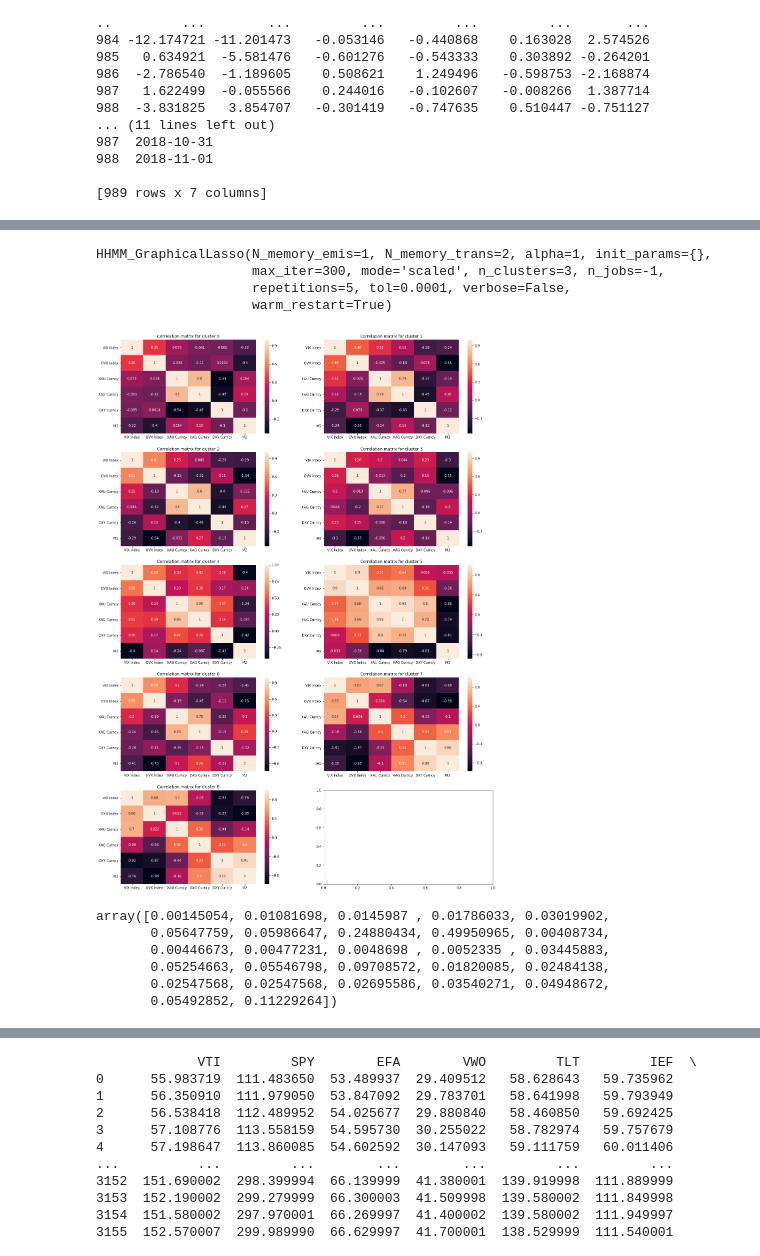
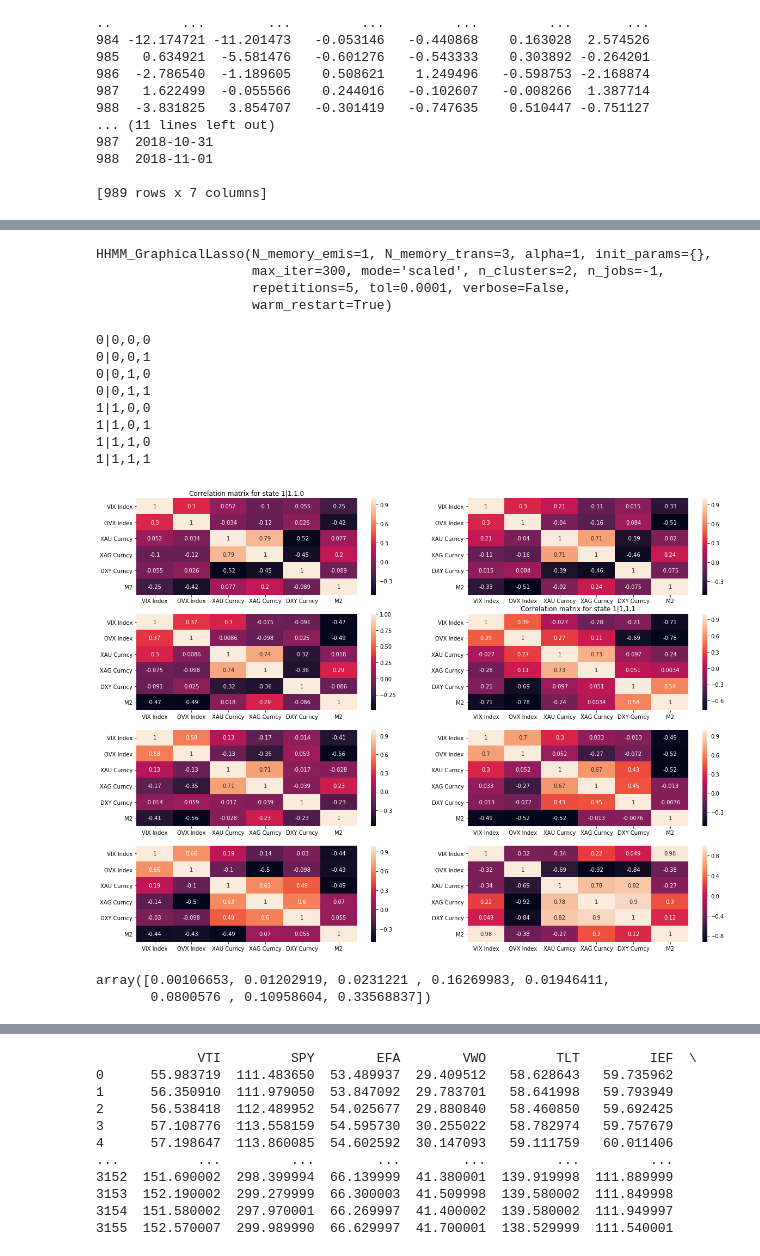
Before and after one commit to vanessadamario/HMM-CHB-MIT, a Jupyter notebook: notebooks/hmm/Real Data HHMM-GMM (6b).ipynb, the cells around one changed output, grey strips where cells are left out. Cells and saved outputs as stored; diff of their text form; code cells hidden in the pictures.

```diff
--- a/notebooks/hmm/Real Data HHMM-GMM (6b).ipynb
+++ b/notebooks/hmm/Real Data HHMM-GMM (6b).ipynb
@@ -52,7 +52,8 @@ To register the converters:
 # %%
 lam = 1
 max_iter = 300
-N_states = 3
+N_states = 2
+mem = 3
 
 mdl = HHMM_GraphicalLasso(alpha=lam,
                          n_clusters=N_states,
@@ -62,24 +63,34 @@ mdl = HHMM_GraphicalLasso(alpha=lam,
                          warm_restart=True,
                          repetitions=5,
                          n_jobs=-1,
-                         N_memory_trans = 2,
-                         N_memory_emis=1,)
+                         N_memory_trans = mem,
+                         N_memory_emis=1)
 mdl.fit(Returns)
 # %% [output]
-HHMM_GraphicalLasso(N_memory_emis=1, N_memory_trans=2, alpha=1, init_params={},
-                    max_iter=300, mode='scaled', n_clusters=3, n_jobs=-1,
+HHMM_GraphicalLasso(N_memory_emis=1, N_memory_trans=3, alpha=1, init_params={},
+                    max_iter=300, mode='scaled', n_clusters=2, n_jobs=-1,
                     repetitions=5, tol=0.0001, verbose=False,
                     warm_restart=True)
 # %%
-corr_plot(mdl.covariances_, labels = Dataset.columns, sizeploty=30, covcorr = True)
+corr_plot(mdl.covariances_,
+          labels = Dataset.columns,
+          sizeploty=15,
+          N_st = N_states,
+          mem = mem,
+          HHMM = True,
+          covcorr = True)
 # %% [output]
+0|0,0,0
+0|0,0,1
+0|0,1,0
+0|0,1,1
+1|1,0,0
+1|1,0,1
+1|1,1,0
+1|1,1,1
-[figure, old version]
+[figure, new version]
 # %%
 mdl.lambdas
 # %% [output]
-array([0.00145054, 0.01081698, 0.0145987 , 0.01786033, 0.03019902,
-       0.05647759, 0.05986647, 0.24880434, 0.49950965, 0.00408734,
-       0.00446673, 0.00477231, 0.0048698 , 0.0052335 , 0.03445883,
-       0.05254663, 0.05546798, 0.09708572, 0.01820085, 0.02484138,
-       0.02547568, 0.02547568, 0.02695586, 0.03540271, 0.04948672,
-       0.05492852, 0.11229264])
+array([0.00106653, 0.01202919, 0.0231221 , 0.16269983, 0.01946411,
+       0.0800576 , 0.10958604, 0.33568837])
```
Also changed, not shown: parts of 6 cells of this notebook, 3 other files.
